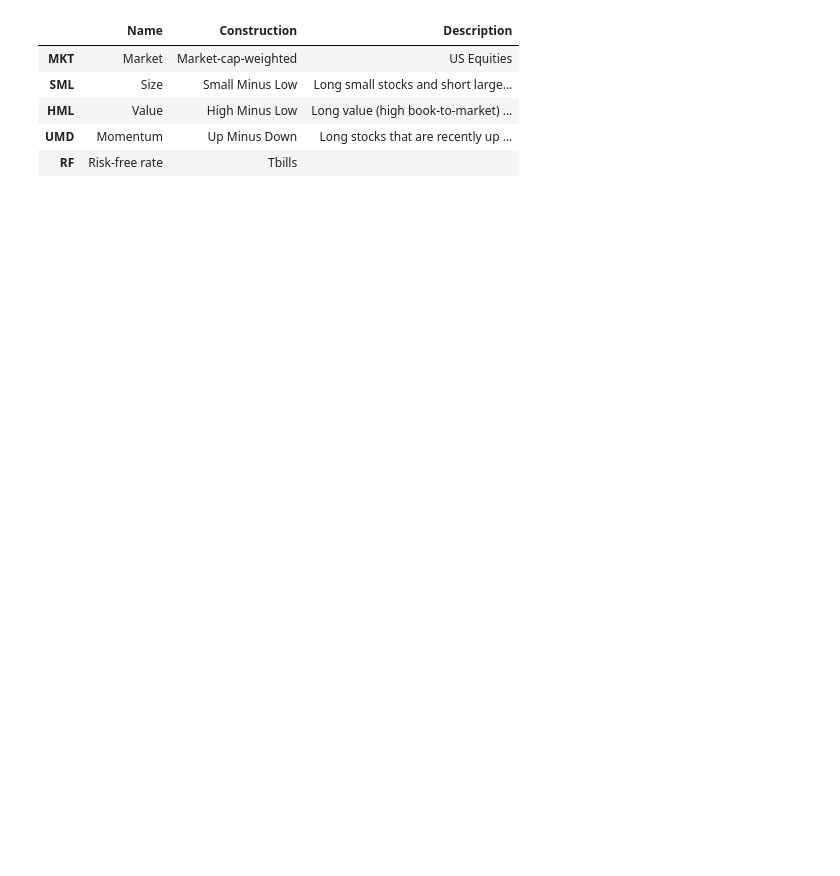
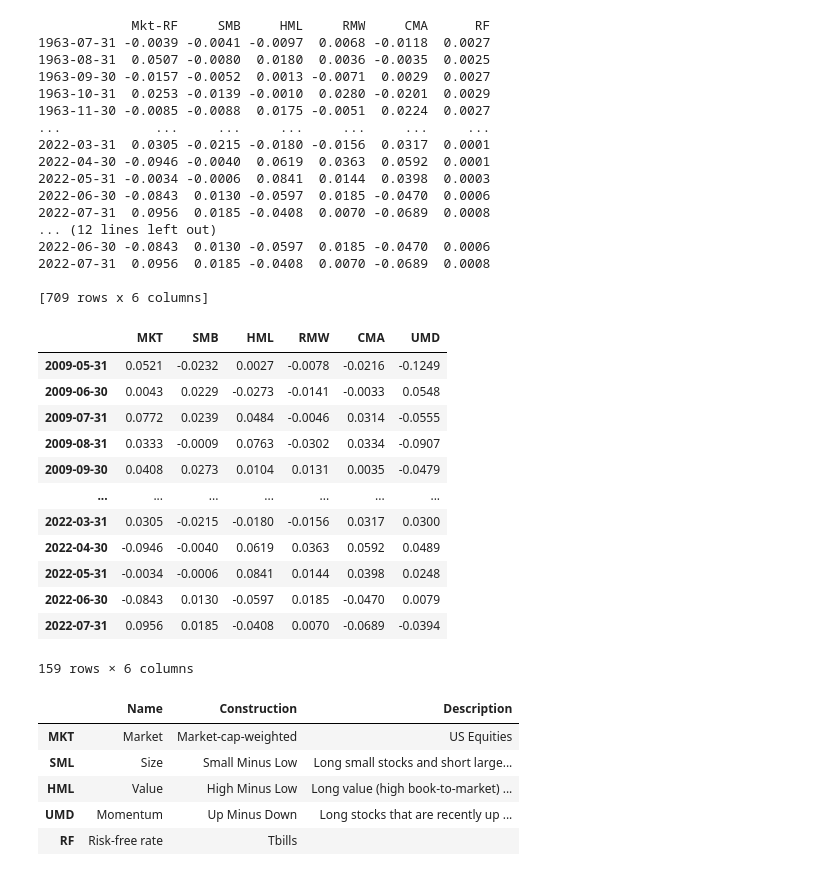
Before and after one commit to ParagonGlobalInvestments/PNG-Quant-Curriculum, a Jupyter notebook: Resources/fama_french_data.ipynb, the cells around one changed output. Cells and saved outputs as stored; diff of their text form; code cells hidden in the pictures; blank space fills up the shorter version.

```diff
--- a/Resources/fama_french_data.ipynb
+++ b/Resources/fama_french_data.ipynb
@@ -38,7 +38,7 @@ def get_fama_french_factors(ff_tag = "F-F_Research_Data_Factors", header_rows=3)
 
     return ff_factors
 # %%
-def process_fama_french_factors(number_factors=3, use_momentum=True, excess_returns=True):
+def process_fama_french_factors(number_factors=5, use_momentum=True, excess_returns=True):
 
     if number_factors == 5:
         ff_tag = "F-F_Research_Data_5_Factors_2x3"
@@ -46,6 +46,7 @@ def process_fama_french_factors(number_factors=3, use_momentum=True, excess_retu
         ff_tag = "F-F_Research_Data_Factors"
 
     ff = get_fama_french_factors(ff_tag=ff_tag, header_rows=3)
+    print(ff)
 
     if use_momentum:
         ff_tag = "F-F_Momentum_Factor"
@@ -67,10 +68,42 @@ def process_fama_french_factors(number_factors=3, use_momentum=True, excess_retu
 # %%
 ff_ex = process_fama_french_factors()
 ff_ex = ff_ex['2000':]
 ff_tot = process_fama_french_factors(excess_returns=False)
 ff_tot = ff_tot['2000':]
 ff_tot = ff_tot['2009-05-31':]
 ff_ex = ff_ex['2009-05-31':]
+ff_ex
+# %% [output]
+            Mkt-RF     SMB     HML     RMW     CMA      RF
+1963-07-31 -0.0039 -0.0041 -0.0097  0.0068 -0.0118  0.0027
+1963-08-31  0.0507 -0.0080  0.0180  0.0036 -0.0035  0.0025
+1963-09-30 -0.0157 -0.0052  0.0013 -0.0071  0.0029  0.0027
+1963-10-31  0.0253 -0.0139 -0.0010  0.0280 -0.0201  0.0029
+1963-11-30 -0.0085 -0.0088  0.0175 -0.0051  0.0224  0.0027
+...            ...     ...     ...     ...     ...     ...
+2022-03-31  0.0305 -0.0215 -0.0180 -0.0156  0.0317  0.0001
+2022-04-30 -0.0946 -0.0040  0.0619  0.0363  0.0592  0.0001
+2022-05-31 -0.0034 -0.0006  0.0841  0.0144  0.0398  0.0003
+2022-06-30 -0.0843  0.0130 -0.0597  0.0185 -0.0470  0.0006
+2022-07-31  0.0956  0.0185 -0.0408  0.0070 -0.0689  0.0008
+... (12 lines left out)
+2022-06-30 -0.0843  0.0130 -0.0597  0.0185 -0.0470  0.0006
+2022-07-31  0.0956  0.0185 -0.0408  0.0070 -0.0689  0.0008
+
+[709 rows x 6 columns]
+|  | MKT | SMB | HML | RMW | CMA | UMD |
+| 2009-05-31 | 0.0521 | -0.0232 | 0.0027 | -0.0078 | -0.0216 | -0.1249 |
+| 2009-06-30 | 0.0043 | 0.0229 | -0.0273 | -0.0141 | -0.0033 | 0.0548 |
+| 2009-07-31 | 0.0772 | 0.0239 | 0.0484 | -0.0046 | 0.0314 | -0.0555 |
+| 2009-08-31 | 0.0333 | -0.0009 | 0.0763 | -0.0302 | 0.0334 | -0.0907 |
+| 2009-09-30 | 0.0408 | 0.0273 | 0.0104 | 0.0131 | 0.0035 | -0.0479 |
+| ... | ... | ... | ... | ... | ... | ... |
+| 2022-03-31 | 0.0305 | -0.0215 | -0.0180 | -0.0156 | 0.0317 | 0.0300 |
+| 2022-04-30 | -0.0946 | -0.0040 | 0.0619 | 0.0363 | 0.0592 | 0.0489 |
+| 2022-05-31 | -0.0034 | -0.0006 | 0.0841 | 0.0144 | 0.0398 | 0.0248 |
+| 2022-06-30 | -0.0843 | 0.0130 | -0.0597 | 0.0185 | -0.0470 | 0.0079 |
+| 2022-07-31 | 0.0956 | 0.0185 | -0.0408 | 0.0070 | -0.0689 | -0.0394 |
+159 rows × 6 columns
 # %%
 info = pd.DataFrame(columns=['Name','Construction', 'Description'])
 info.loc['MKT'] = ['Market', 'Market-cap-weighted', 'US Equities']
```
Also changed, not shown: 7 other files.
